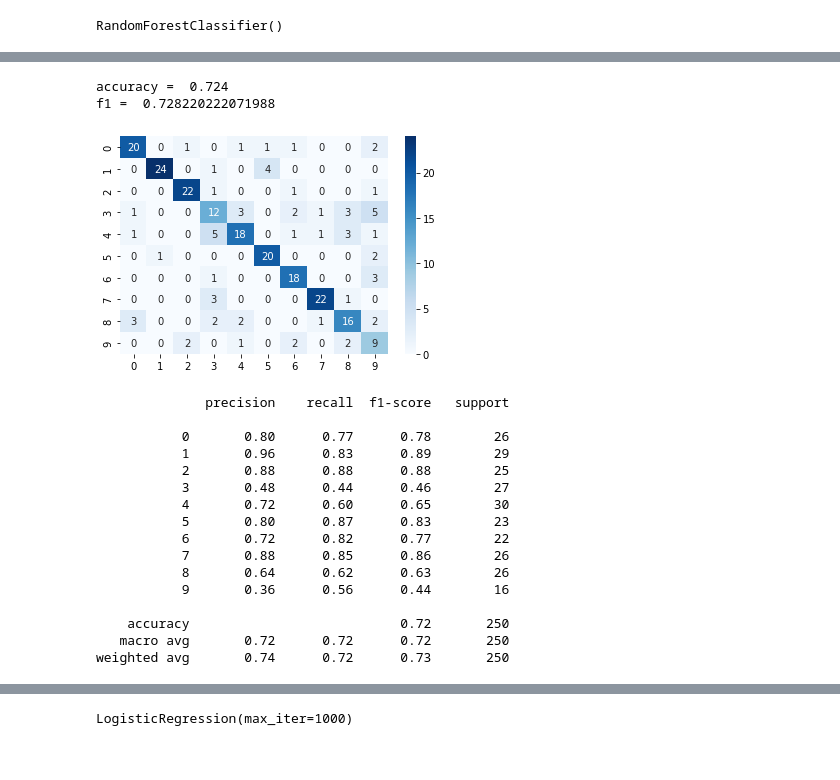
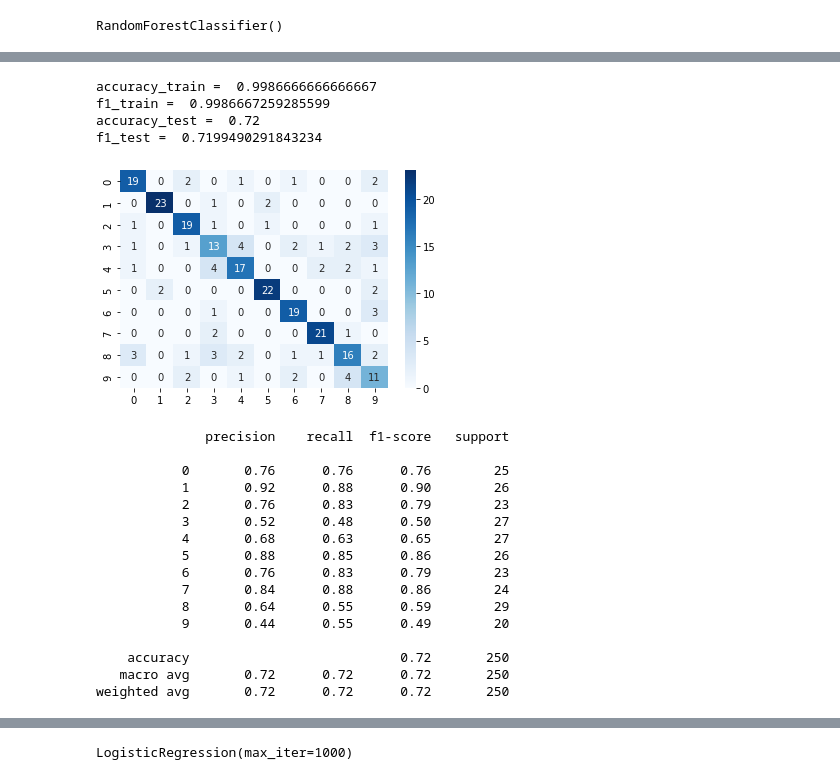
Before and after one commit to AnastasiyaCad/ML_intensive_Neimark, a Jupyter notebook: 1_case/1_case.ipynb, the cells around one changed output, grey strips where cells are left out. Saved outputs shown, nothing was run; the diff lists cells and outputs as text; code cells hidden in the pictures.

```diff
--- a/1_case/1_case.ipynb
+++ b/1_case/1_case.ipynb
@@ -568,37 +684,39 @@ weighted avg       0.70      0.69      0.70       250
 # %%
 rfc_model = RandomForestClassifier(n_estimators=250, max_depth=25, criterion="entropy")
-# n_estimators=10,
-#                             max_depth=6,
-#                             random_state=42
 rfc_model.fit(x_train, y_train)
+rfc_prediction_train = rfc_model.predict(x_train)
+print('accuracy_train = ', accuracy_score(rfc_prediction_train, y_train))
+print('f1_train = ', f1_score(rfc_prediction_train, y_train, average='weighted'))
 
 rfc_prediction = rfc_model.predict(x_test)
-print('accuracy = ', accuracy_score(rfc_prediction, y_test))
-print('f1 = ', f1_score(rfc_prediction, y_test, average='weighted'))
+print('accuracy_test = ', accuracy_score(rfc_prediction, y_test))
+print('f1_test = ', f1_score(rfc_prediction, y_test, average='weighted'))
 
 ax = sns.heatmap(confusion_matrix(rfc_prediction, y_test), annot=True, cmap='Blues')
 plt.show()
 
 print(classification_report(rfc_prediction, y_test))
 # %% [output]
-accuracy =  0.724
-f1 =  0.728220222071988
+accuracy_train =  0.9986666666666667
+f1_train =  0.9986667259285599
+accuracy_test =  0.72
+f1_test =  0.7199490291843234
-[figure, old version]
+[figure, new version]
               precision    recall  f1-score   support
 
-           0       0.80      0.77      0.78        26
-           1       0.96      0.83      0.89        29
-           2       0.88      0.88      0.88        25
-           3       0.48      0.44      0.46        27
-           4       0.72      0.60      0.65        30
-           5       0.80      0.87      0.83        23
-           6       0.72      0.82      0.77        22
-           7       0.88      0.85      0.86        26
-           8       0.64      0.62      0.63        26
-           9       0.36      0.56      0.44        16
+           0       0.76      0.76      0.76        25
+           1       0.92      0.88      0.90        26
+           2       0.76      0.83      0.79        23
+           3       0.52      0.48      0.50        27
+           4       0.68      0.63      0.65        27
+           5       0.88      0.85      0.86        26
+           6       0.76      0.83      0.79        23
+           7       0.84      0.88      0.86        24
+           8       0.64      0.55      0.59        29
+           9       0.44      0.55      0.49        20
 
     accuracy                           0.72       250
    macro avg       0.72      0.72      0.72       250
-weighted avg       0.74      0.72      0.73       250
+weighted avg       0.72      0.72      0.72       250
 # %%
 rfc_model = RandomForestClassifier(n_estimators=250, max_depth=25)
```
Also changed, not shown: parts of 67 cells of this notebook.
